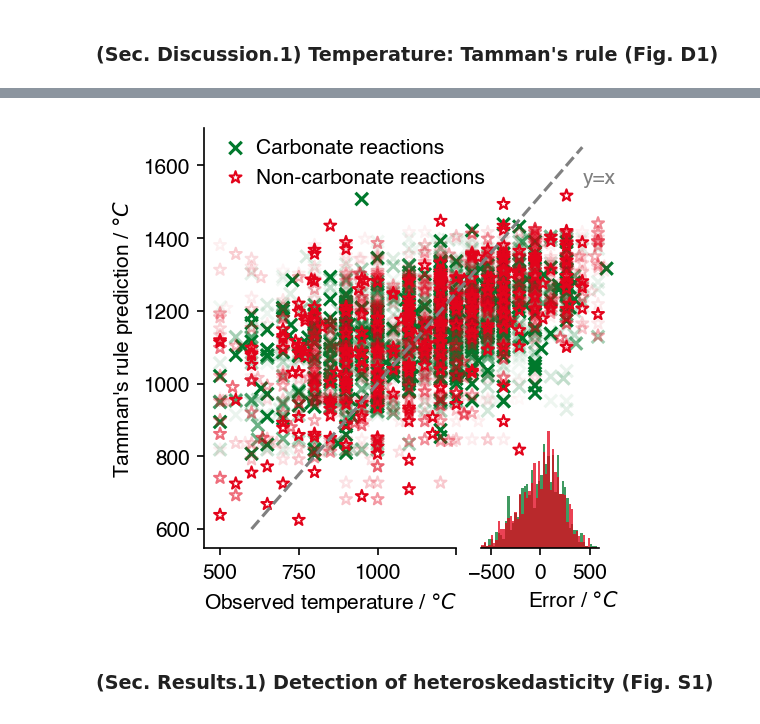
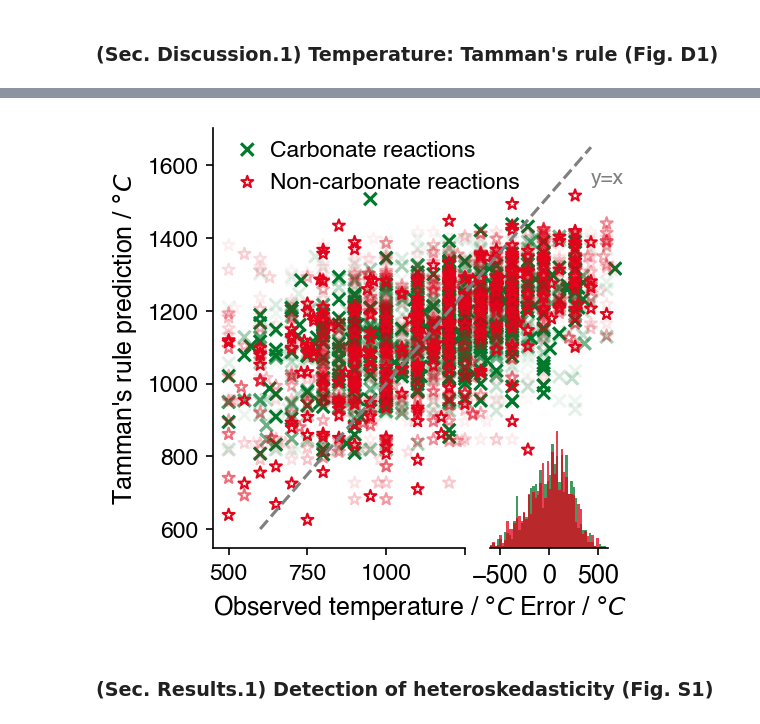
Before and after one commit to CederGroupHub/s4, a Jupyter notebook: notebooks/ManuscriptNotebook.ipynb, the cells around one changed output, grey strips where cells are left out. Drawn from its saved outputs; the diff is of its cells as text; code cells hidden in the pictures.

```diff
--- a/notebooks/ManuscriptNotebook.ipynb
+++ b/notebooks/ManuscriptNotebook.ipynb
@@ -503,9 +414,9 @@ feature_names = {
 
 fig = plt.figure(figsize=(8, 6), dpi=150)
 ax1 = fig.add_axes([0.06, 0.51, 0.40, 0.40])
-ax2 = fig.add_axes([0.53, 0.51, 0.40, 0.40])
+ax2 = fig.add_axes([0.50, 0.51, 0.40, 0.40])
 ax3 = fig.add_axes([0.06, 0.07, 0.40, 0.40])
-ax4 = fig.add_axes([0.53, 0.07, 0.40, 0.40])
+ax4 = fig.add_axes([0.50, 0.07, 0.40, 0.40])
 ax_labels = fig.add_axes([0, 0, 1, 1])
 
 def plot_to_ax(di_stats, ax, pad=0.005):
@@ -515,19 +426,19 @@ def plot_to_ax(di_stats, ax, pad=0.005):
         di_stats['Interactional Dominance'],
         height=0.25,
         align='center',
-        label='Interactional DI')
+        label='Interactional (IADI)')
     ax.barh(
         numpy.arange(nlevels),
         di_stats['Individual Dominance'],
         height=0.25,
         align='center',
-        label='Individual DI')
+        label='Individual (IDI)')
     ax.barh(
         numpy.arange(nlevels)+0.25,
         di_stats['Estimated Average Partial Dominance'],
         height=0.25,
         align='center',
-        label='Average Partial DI')
+        label='Average Partial (APDI)')
     ax.set_yticks(numpy.arange(nlevels))
     ax.set_yticklabels(['']*nlevels, fontsize=10)
     ax.invert_yaxis()
@@ -538,12 +449,12 @@ def plot_to_ax(di_stats, ax, pad=0.005):
     ax.text(
         max_dominance.values[0], -0.9,
         feature_names.get(max_dominance.index[0], max_dominance.index[0]),
-        ha='right', va='center', fontsize=9)
+        ha='right', va='center', fontsize=10)
     for i in range(1, nlevels):
         ax.text(
             max_dominance.values[i] + pad, i,
             feature_names.get(max_dominance.index[i], max_dominance.index[i]),
-            ha='left', va='center', fontsize=9)
+            ha='left', va='center', fontsize=10)
 
 plot_to_ax(temp_co_di.iloc[:15].clip(lower=0.0), ax1, pad=0.005)
 ax1.xaxis.tick_top()
@@ -552,8 +463,8 @@ ax1.spines['right'].set_visible(False)
 ax1.spines['bottom'].set_visible(False)
 ax1.set_ylim([15, -1.7])
 ax1.xaxis.set_label_position('top')
-ax1.set_xlabel('Carbonate reactions', fontsize=10)
-ax1.set_ylabel('Temperature predition models', fontsize=10)
+ax1.set_xlabel('Carbonate reactions', fontsize=12)
+ax1.set_ylabel('Temperature predition models', fontsize=12)
 
 plot_to_ax(temp_oo_di.iloc[:15].clip(lower=0.0), ax2, pad=0.005)
 ax2.xaxis.tick_top()
@@ -561,21 +472,21 @@ ax2.tick_params(axis='both', labelsize=10)
 ax2.spines['right'].set_visible(False)
 ax2.spines['bottom'].set_visible(False)
 ax2.xaxis.set_label_position('top')
-ax2.set_xlabel('Non-carbonate reactions', fontsize=10)
+ax2.set_xlabel('Non-carbonate reactions', fontsize=12)
 ax2.set_ylim([15, -1.7])
 
 plot_to_ax(time_co_di.iloc[:15].clip(lower=0.0), ax3, pad=0.0015)
 ax3.tick_params(axis='both', labelsize=10)
 ax3.spines['right'].set_visible(False)
 ax3.spines['top'].set_visible(False)
-ax3.set_xlabel('Dominance importance values', fontsize=10)
-ax3.set_ylabel('Time prediction models', fontsize=10)
+ax3.set_xlabel('Dominance importance values', fontsize=12)
+ax3.set_ylabel('Time prediction models', fontsize=12)
 
 plot_to_ax(time_oo_di.iloc[:15].clip(lower=0.0), ax4, pad=0.0015)
 ax4.tick_params(axis='both', labelsize=10)
 ax4.spines['right'].set_visible(False)
 ax4.spines['top'].set_visible(False)
-ax4.set_xlabel('Dominance importance values', fontsize=10)
+ax4.set_xlabel('Dominance importance values', fontsize=12)
 
 ax_labels.text(0.10, 0.98, '(a)', ha='right', va='center', fontsize=14)
 ax_labels.text(0.58, 0.98, '(b)', ha='right', va='center', fontsize=14)
@@ -589,9 +500,9 @@ ax_labels.set_yticks([])
 [v.set_visible(False) for v in ax_labels.spines.values()]
 
 legend_format = {
-    'fontsize': 9, 'fancybox': False, 'frameon': False,
+    'fontsize': 10, 'fancybox': False, 'frameon': False,
     'borderpad': 0., 'handletextpad': 0.2, 'loc': 'lower right',
-    'bbox_to_anchor': (1.10, 0.15)
+    'bbox_to_anchor': (1.23, 0.01)
 }
 ax2.legend(**legend_format)
 
@@ -2342,40 +2240,40 @@ ax1.scatter(
     tamman_oo_result.resid + tamman_oo_result.fittedvalues,
     tamman_oo_result.fittedvalues,
     edgecolors=weights2colors(1.0/(1+numpy.log(oxi_oxi['meta_precursor_freq'].values))**2, base_color='#e3031b'),
     marker='*', facecolor='none', label='Non-carbonate reactions')
 
-legend_format = {'fontsize': 10, 'fancybox': False, 'frameon': False, 'borderpad': 0., 'handletextpad': 0., 'loc': 'upper left'}
+legend_format = {'fontsize': 11, 'fancybox': False, 'frameon': False, 'borderpad': 0., 'handletextpad': 0., 'loc': 'upper left'}
 for lh in ax1.legend(**legend_format).legendHandles:
     lh.set_alpha(1)
 
-ax1.set_xlabel('Observed temperature / $°C$', fontsize=10, loc='left')
-ax1.set_ylabel("Tamman's rule prediction / $°C$", fontsize=10)
-ax1.tick_params(axis='both', which='major', labelsize=10)
+ax1.set_xlabel('Observed temperature / $°C$', fontsize=12, loc='left')
+ax1.set_ylabel("Tamman's rule prediction / $°C$", fontsize=12)
+ax1.tick_params(axis='both', which='major', labelsize=11)
 ax1.spines['right'].set_visible(False)
 ax1.spines['top'].set_visible(False)
 ax1.spines['bottom'].set_bounds(450, 1250)
 ax1.set_xticks([500, 750, 1000, 1250])
 ax1.set_xticklabels([500, 750, 1000, ''])
 ax1.set_xlim([450, 1750])
 
 ax2.hist(tamman_co_result.resid, bins=50, color='#00792c', density=True,
          alpha=0.75, range=(-600, 600), label='Adj. $R^2$ = %.2f' % tamman_co_result.rsquared_adj)
 ax2.hist(tamman_oo_result.resid, bins=50, color='#e3031b', density=True,
          alpha=0.75, range=(-600, 600), label='Adj. $R^2$ = %.2f' % tamman_oo_result.rsquared_adj)
 
-ax2.set_xlabel('Error / $°C$', fontsize=10, loc='right')
-ax2.tick_params(axis='both', which='major', labelsize=10)
+ax2.set_xlabel('Error / $°C$', fontsize=12, loc='right')
+ax2.tick_params(axis='both', which='major', labelsize=12)
 ax2.set_yticks([])
 ax2.set_xlim([-800, 800])
 ax2.patch.set_alpha(0.0)
 [v.set_visible(False) for k, v in ax2.spines.items() if k != 'bottom']
 ax2.spines['bottom'].set_bounds(-600, 600)
 ax2.set_ylim([0, 0.0036])
 
 plt.savefig('figures/Fig.D1.Tamman_Fitting.pdf')
 plt.show()
 # %% [output]
-[figure, old version]
+[figure, new version]
 # %% [markdown]
 ### (Sec. Results.1) Detection of heteroskedasticity (Fig. S1)
 # %%
```
Also changed, not shown: parts of 17 cells of this notebook, 1 other file.
